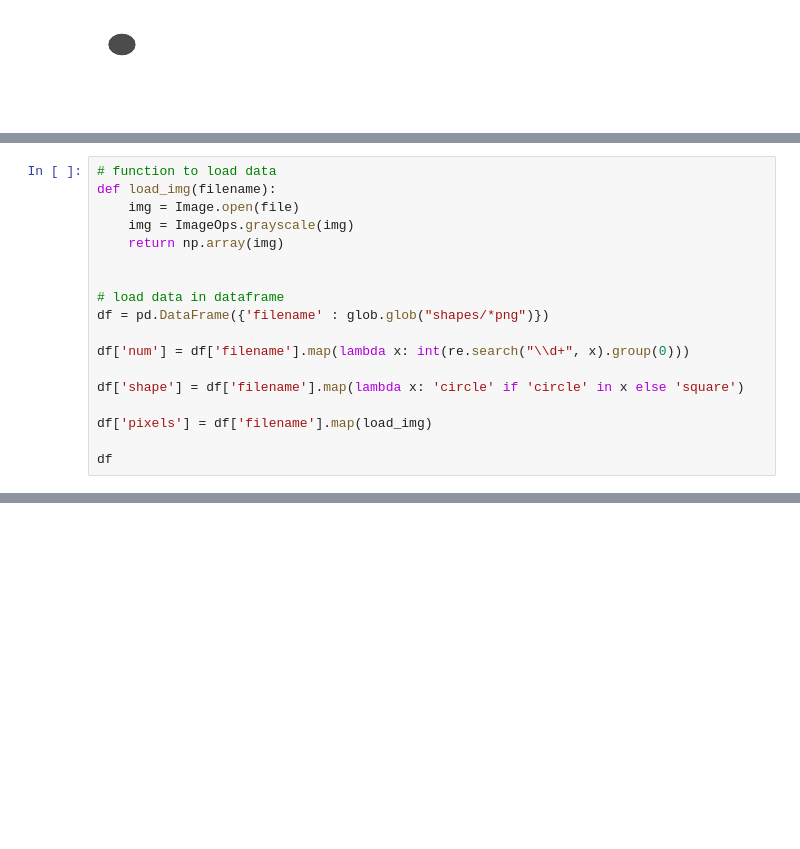
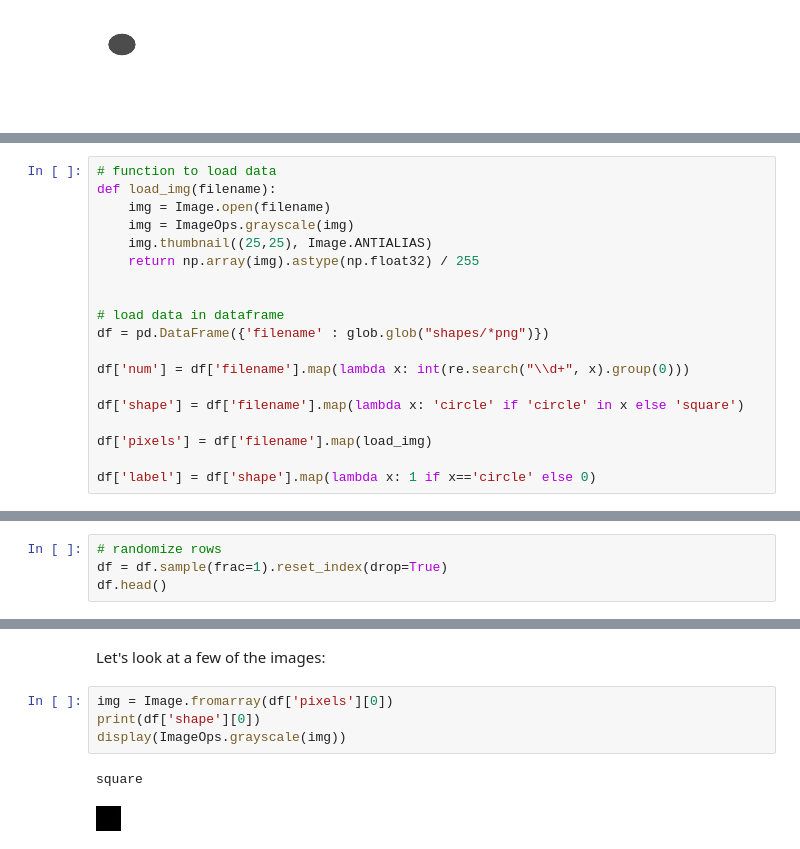
Before and after one commit to szsctt/acg_intro-machine-learning, a Jupyter notebook: labs/deep-learning/tensorflow_recgonising-shape.ipynb, the cells around one changed output, grey strips where cells are left out. Cells and saved outputs as stored; diff of their text form; blank space fills up the shorter version.

```diff
--- a/labs/deep-learning/tensorflow_recgonising-shape.ipynb
+++ b/labs/deep-learning/tensorflow_recgonising-shape.ipynb
@@ -46,9 +73,10 @@ array([[255, 255, 255, ..., 255, 255, 255],
 # %%
 # function to load data
 def load_img(filename):
-    img = Image.open(file)
+    img = Image.open(filename)
     img = ImageOps.grayscale(img)
-    return np.array(img)
+    img.thumbnail((25,25), Image.ANTIALIAS)
+    return np.array(img).astype(np.float32) / 255
 
 
 # load data in dataframe
@@ -60,4 +88,4 @@ df['shape'] = df['filename'].map(lambda x: 'circle' if 'circle' in x else 'squar
 
 df['pixels'] = df['filename'].map(load_img)
 
-df
+df['label'] = df['shape'].map(lambda x: 1 if x=='circle' else 0)
@@ -81,0 +92,4 @@ df
+# %%
+# randomize rows
+df = df.sample(frac=1).reset_index(drop=True)
+df.head()
@@ -81,0 +103,9 @@ df
+# %% [markdown]
+Let's look at a few of the images:
+# %%
+img = Image.fromarray(df['pixels'][0])
+print(df['shape'][0])
+display(ImageOps.grayscale(img))
+# %% [output]
+square
+[figure, added]
```
Also changed, not shown: parts of 53 cells of this notebook.
